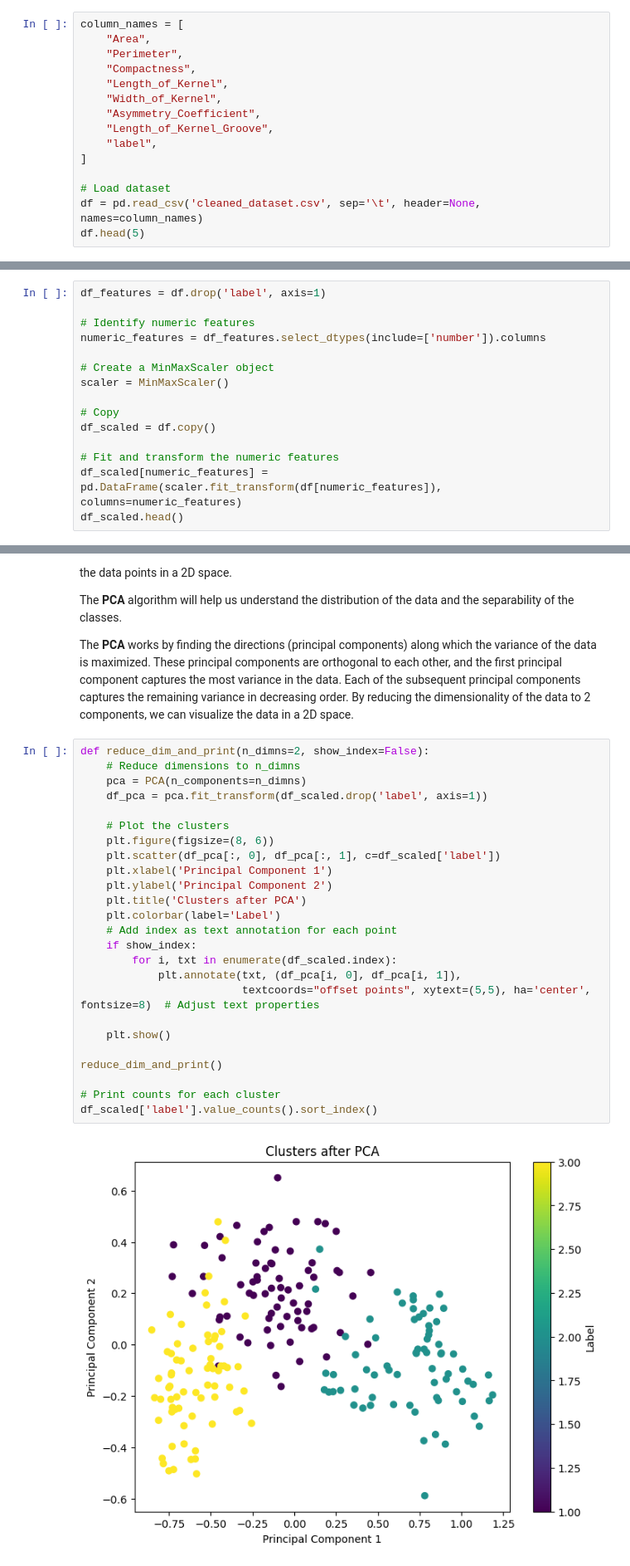
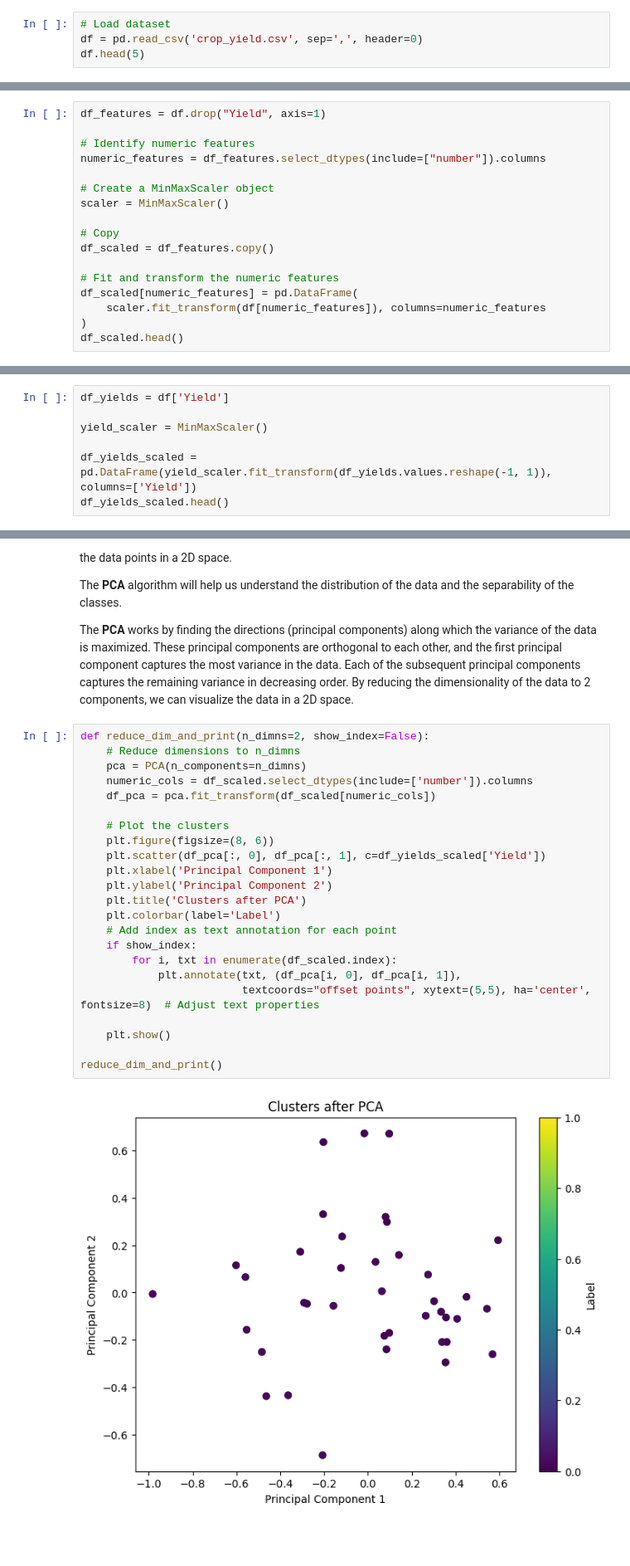
Before and after one commit to insanedays/crop_forecast, a Jupyter notebook: notebook.ipynb, the cells around one changed output, grey strips where cells are left out. Shown at 83% size. Saved outputs shown, nothing was run; the diff lists cells and outputs as text; blank space fills up the shorter version.

```diff
--- a/notebook.ipynb
+++ b/notebook.ipynb
@@ -183,18 +157,7 @@ with open('dataset.csv', 'r') as infile, open('cleaned_dataset.csv', 'w') as out
 # %% [markdown]
 ### 5.2 Loading Dataset
 # %%
-column_names = [
-    "Area",
-    "Perimeter",
-    "Compactness",
-    "Length_of_Kernel",
-    "Width_of_Kernel",
-    "Asymmetry_Coefficient",
-    "Length_of_Kernel_Groove",
-    "label",
-]
-
 # Load dataset
-df = pd.read_csv('cleaned_dataset.csv', sep='\t', header=None, names=column_names)
+df = pd.read_csv('crop_yield.csv', sep=',', header=0)
 df.head(5)
 # %% [output]
@@ -274,18 +237,20 @@ In summary, normalization is a critical preprocessing step for algorithms that u
 # %% [markdown]
 ### 5.8 Applying Feature Scaling
 # %%
-df_features = df.drop('label', axis=1)
+df_features = df.drop("Yield", axis=1)
 
 # Identify numeric features
-numeric_features = df_features.select_dtypes(include=['number']).columns
+numeric_features = df_features.select_dtypes(include=["number"]).columns
 
 # Create a MinMaxScaler object
 scaler = MinMaxScaler()
 
 # Copy
-df_scaled = df.copy()
+df_scaled = df_features.copy()
 
 # Fit and transform the numeric features
-df_scaled[numeric_features] = pd.DataFrame(scaler.fit_transform(df[numeric_features]), columns=numeric_features)
+df_scaled[numeric_features] = pd.DataFrame(
+    scaler.fit_transform(df[numeric_features]), columns=numeric_features
+)
 df_scaled.head()
 # %% [output]
@@ -297,0 +263,7 @@ df_scaled.head()
+# %%
+df_yields = df['Yield']
+
+yield_scaler = MinMaxScaler()
+
+df_yields_scaled = pd.DataFrame(yield_scaler.fit_transform(df_yields.values.reshape(-1, 1)), columns=['Yield'])
+df_yields_scaled.head()
@@ -306,27 +285,25 @@ The **PCA** works by finding the directions (principal components) along which t
 # %%
 def reduce_dim_and_print(n_dimns=2, show_index=False):
     # Reduce dimensions to n_dimns
     pca = PCA(n_components=n_dimns)
-    df_pca = pca.fit_transform(df_scaled.drop('label', axis=1))
+    numeric_cols = df_scaled.select_dtypes(include=['number']).columns
+    df_pca = pca.fit_transform(df_scaled[numeric_cols])
 
     # Plot the clusters
     plt.figure(figsize=(8, 6))
-    plt.scatter(df_pca[:, 0], df_pca[:, 1], c=df_scaled['label'])
+    plt.scatter(df_pca[:, 0], df_pca[:, 1], c=df_yields_scaled['Yield'])
     plt.xlabel('Principal Component 1')
     plt.ylabel('Principal Component 2')
     plt.title('Clusters after PCA')
     plt.colorbar(label='Label')
     # Add index as text annotation for each point
     if show_index:
         for i, txt in enumerate(df_scaled.index):
             plt.annotate(txt, (df_pca[i, 0], df_pca[i, 1]),
                          textcoords="offset points", xytext=(5,5), ha='center', fontsize=8)  # Adjust text properties
 
     plt.show()
 
 reduce_dim_and_print()
-
-# Print counts for each cluster
-df_scaled['label'].value_counts().sort_index()
 # %% [output]
-[figure, old version]
+[figure, new version]
```
Also changed, not shown: parts of 70 cells of this notebook, 3 other files.
